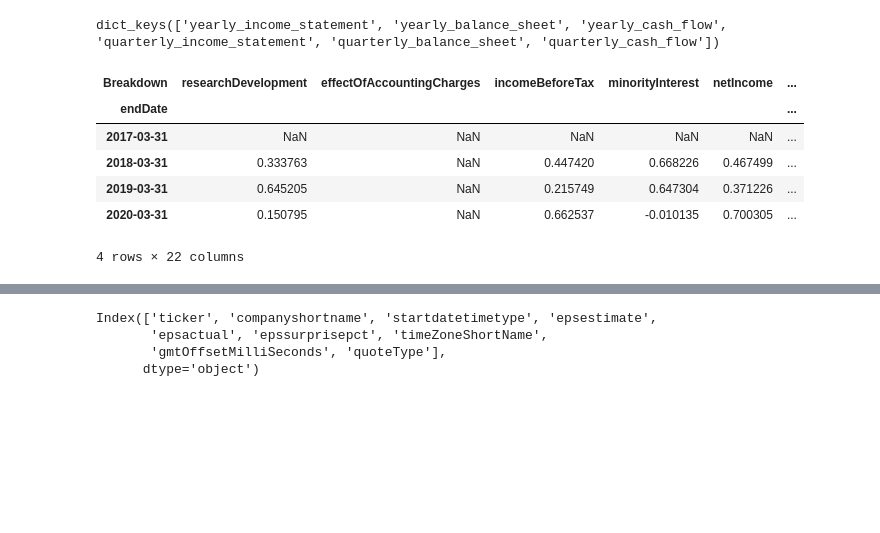
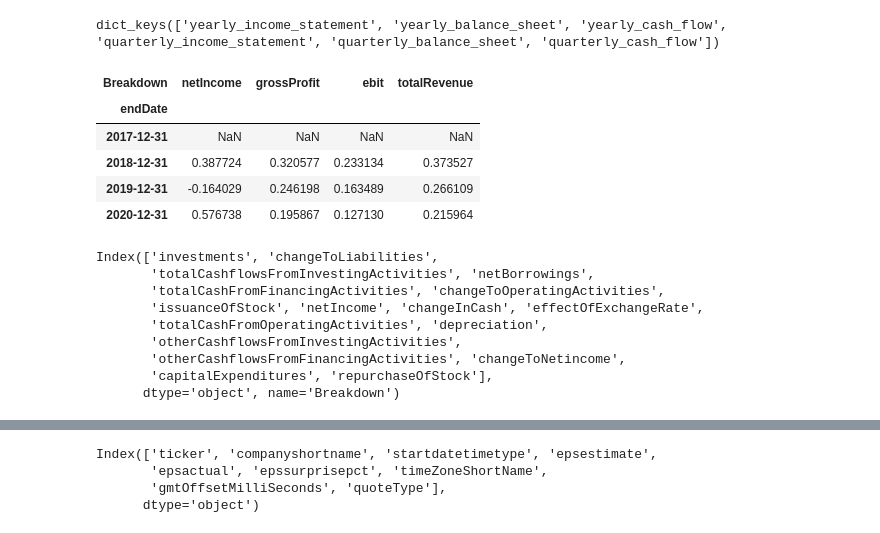
Before and after one commit to maxwillzq/algoTrading, a Jupyter notebook: notebooks/chapter_4_individual_stock_analysis.ipynb, the cells around one changed output, grey strips where cells are left out. Cells and saved outputs as stored; diff of their text form; code cells hidden in the pictures; blank space fills up the shorter version.

```diff
--- a/notebooks/chapter_4_individual_stock_analysis.ipynb
+++ b/notebooks/chapter_4_individual_stock_analysis.ipynb
@@ -9,7 +12,7 @@ import yahoo_fin.stock_info as si
 import numpy as np
 # %%
 # collect data first
-stock_name = "BABA"
+stock_name = "QCOM"
 days = 1000
 st = algotrading.stock.Stock(stock_name)
 st.read_data(days)
@@ -37,14 +40,26 @@ finance_data.keys()
 # %% [output]
 dict_keys(['yearly_income_statement', 'yearly_balance_sheet', 'yearly_cash_flow', 'quarterly_income_statement', 'quarterly_balance_sheet', 'quarterly_cash_flow'])
 # %%
+column_list = ['netIncome','grossProfit', 'ebit', 'totalRevenue']
 yearly_income_statement = finance_data['yearly_income_statement'].T.sort_index()
-yearly_income_statement.pct_change()
+yearly_income_statement[column_list].pct_change()
 # %% [output]
-| Breakdown | researchDevelopment | effectOfAccountingCharges | incomeBeforeTax | minorityInterest | netIncome | ... |
-| endDate |  |  |  |  |  | ... |
-| 2017-03-31 | NaN | NaN | NaN | NaN | NaN | ... |
-| 2018-03-31 | 0.333763 | NaN | 0.447420 | 0.668226 | 0.467499 | ... |
-| 2019-03-31 | 0.645205 | NaN | 0.215749 | 0.647304 | 0.371226 | ... |
-| 2020-03-31 | 0.150795 | NaN | 0.662537 | -0.010135 | 0.700305 | ... |
+| Breakdown | netIncome | grossProfit | ebit | totalRevenue |
+| endDate |  |  |  |  |
+| 2017-12-31 | NaN | NaN | NaN | NaN |
+| 2018-12-31 | 0.387724 | 0.320577 | 0.233134 | 0.373527 |
+| 2019-12-31 | -0.164029 | 0.246198 | 0.163489 | 0.266109 |
+| 2020-12-31 | 0.576738 | 0.195867 | 0.127130 | 0.215964 |
-4 rows × 22 columns
+# %%
+yearly_cash_flow.columns
+# %% [output]
+Index(['investments', 'changeToLiabilities',
+       'totalCashflowsFromInvestingActivities', 'netBorrowings',
+       'totalCashFromFinancingActivities', 'changeToOperatingActivities',
+       'issuanceOfStock', 'netIncome', 'changeInCash', 'effectOfExchangeRate',
+       'totalCashFromOperatingActivities', 'depreciation',
+       'otherCashflowsFromInvestingActivities',
+       'otherCashflowsFromFinancingActivities', 'changeToNetincome',
+       'capitalExpenditures', 'repurchaseOfStock'],
+      dtype='object', name='Breakdown')
 # %%
```
Also changed, not shown: parts of 7 cells of this notebook, 4 other files.
